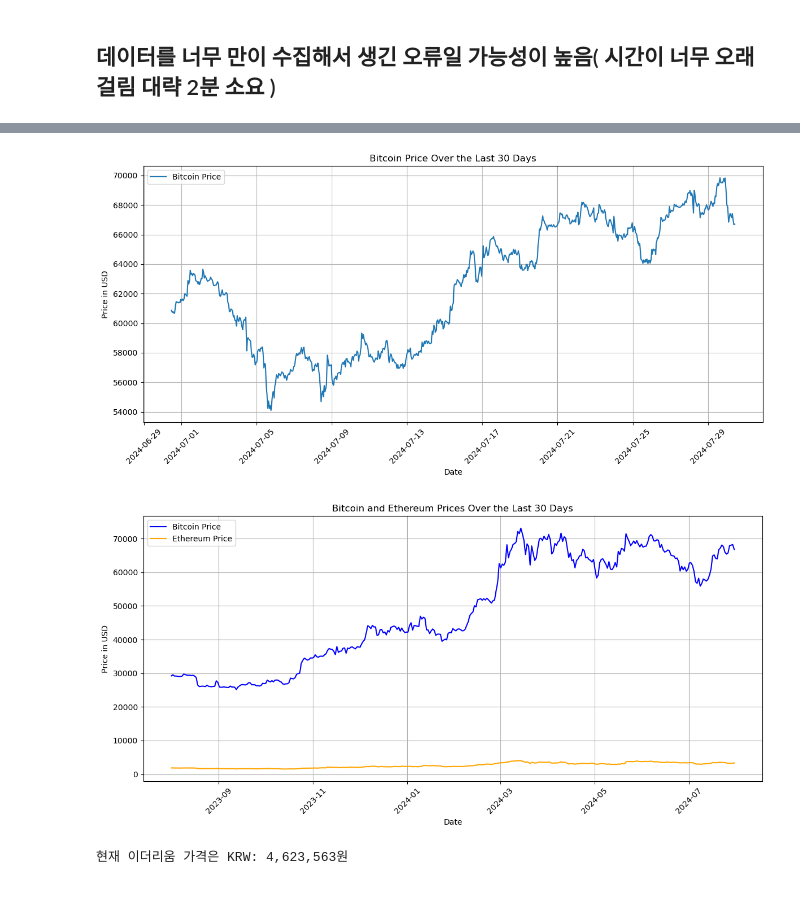
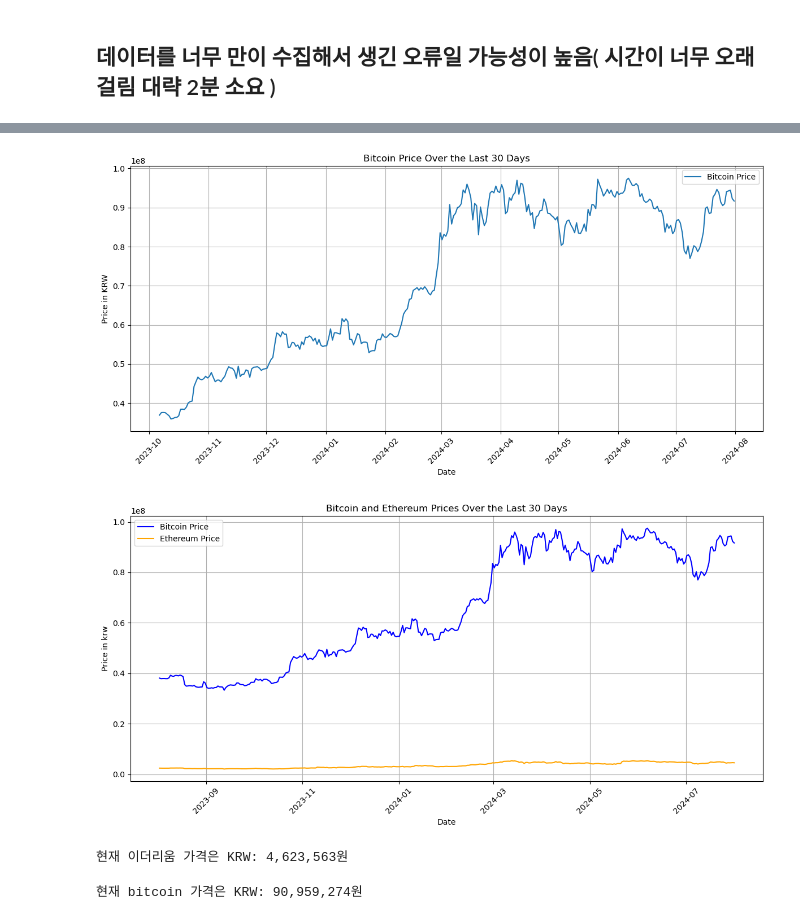
Before and after one commit to choi55j/after-school, a Jupyter notebook: Cryptocurrency Data Analysis/암호화폐 분석.ipynb, the cells around one changed output, grey strips where cells are left out. Saved outputs shown, nothing was run; the diff lists cells and outputs as text; code cells hidden in the pictures.

```diff
--- a/Cryptocurrency Data Analysis/암호화폐 분석.ipynb
+++ b/Cryptocurrency Data Analysis/암호화폐 분석.ipynb
@@ -129,7 +129,7 @@ url = "https://api.coingecko.com/api/v3/coins/bitcoin/market_chart/range"
 
 # 과거 데이터 요청 범위 설정
 end_date = datetime.utcnow()  # 현재 시간
-start_date = end_date - timedelta(days=30)  # 30일 전
+start_date = end_date - timedelta(days=300)  # 30일 전
 
 # Unix 타임스탬프 변환
 start_timestamp = int(start_date.timestamp())
@@ -137,7 +137,7 @@ end_timestamp = int(end_date.timestamp())
 
 # API 요청 파라미터
 params = {
-    'vs_currency': 'usd',
+    'vs_currency': 'krw',
     'from': start_timestamp,
     'to': end_timestamp
 }
@@ -146,35 +146,35 @@ params = {
 response = requests.get(url, params=params)
 response.raise_for_status()  # 요청 실패 시 예외 발생
 
 # 응답 데이터 파싱
 data = response.json()
 
 # 가격 데이터 추출
 prices = data['prices']
 timestamps = [datetime.fromtimestamp(price[0] / 1000) for price in prices]
 values = [price[1] for price in prices]
 
 # 데이터프레임 생성
 df = pd.DataFrame({
     'timestamp': timestamps,
     'price': values
 })
 
 # 그래프 그리기
 plt.figure(figsize=(12, 6))
 plt.plot(df['timestamp'], df['price'], label='Bitcoin Price')
 plt.xlabel('Date')
-plt.ylabel('Price in USD')
+plt.ylabel('Price in KRW')
 plt.title('Bitcoin Price Over the Last 30 Days')
 plt.legend()
 plt.grid(True)
 plt.xticks(rotation=45)
 plt.tight_layout()
 
 # 그래프를 화면에 출력
 plt.show()
 # %% [output]
-[figure, old version]
+[figure, new version]
 # %%
 import requests
 import pandas as pd
@@ -188,7 +188,7 @@ def get_historical_data(coin_id, start_date, end_date):
     start_timestamp = int(start_date.timestamp())
     end_timestamp = int(end_date.timestamp())
     params = {
-        'vs_currency': 'usd',
+        'vs_currency': 'krw',
         'from': start_timestamp,
         'to': end_timestamp
     }
@@ -222,7 +222,7 @@ plt.plot(btc_df['timestamp'], btc_df['price'], label='Bitcoin Price', color='blu
 plt.plot(eth_df['timestamp'], eth_df['price'], label='Ethereum Price', color='orange')
 
 plt.xlabel('Date')
-plt.ylabel('Price in USD')
+plt.ylabel('Price in krw')
 plt.title('Bitcoin and Ethereum Prices Over the Last 30 Days')
 plt.legend()
 plt.grid(True)
@@ -231,7 +231,7 @@ plt.tight_layout()
 
 plt.show()
 # %% [output]
-[figure, old version]
+[figure, new version]
 # %%
 import requests
 
@@ -252,3 +252,23 @@ formatted_price = f"{price:,}"
 print(f"현재 이더리움 가격은 KRW: {formatted_price}원")
 # %% [output]
 현재 이더리움 가격은 KRW: 4,623,563원
+# %%
+import requests
+
+url = "https://api.coingecko.com/api/v3/simple/price"
+params = {
+    'ids': 'bitcoin',  # 암호화폐 ID
+    'vs_currencies': 'krw'  # 가격을 표시할 통화
+}
+
+response = requests.get(url, params=params)
+
+data = response.json()
+
+price = data['bitcoin']['krw']
+
+formatted_price = f"{price:,}"
+
+print(f"현재 bitcoin 가격은 KRW: {formatted_price}원")
+# %% [output]
+현재 bitcoin 가격은 KRW: 90,959,274원
```
Also changed, not shown: parts of 2 cells of this notebook, 1 other file.
